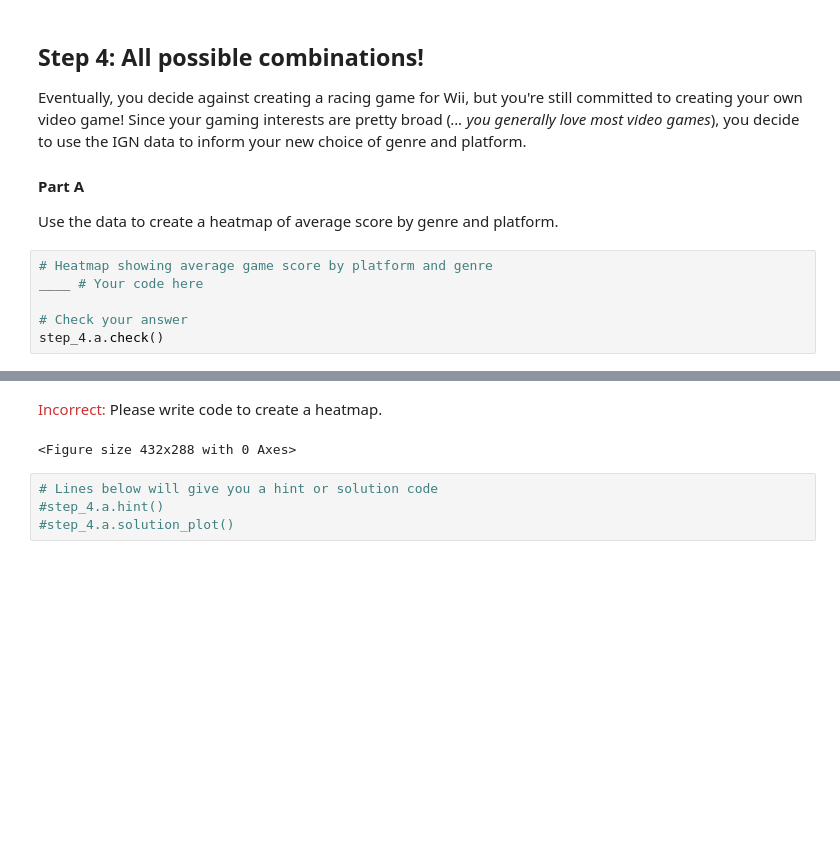
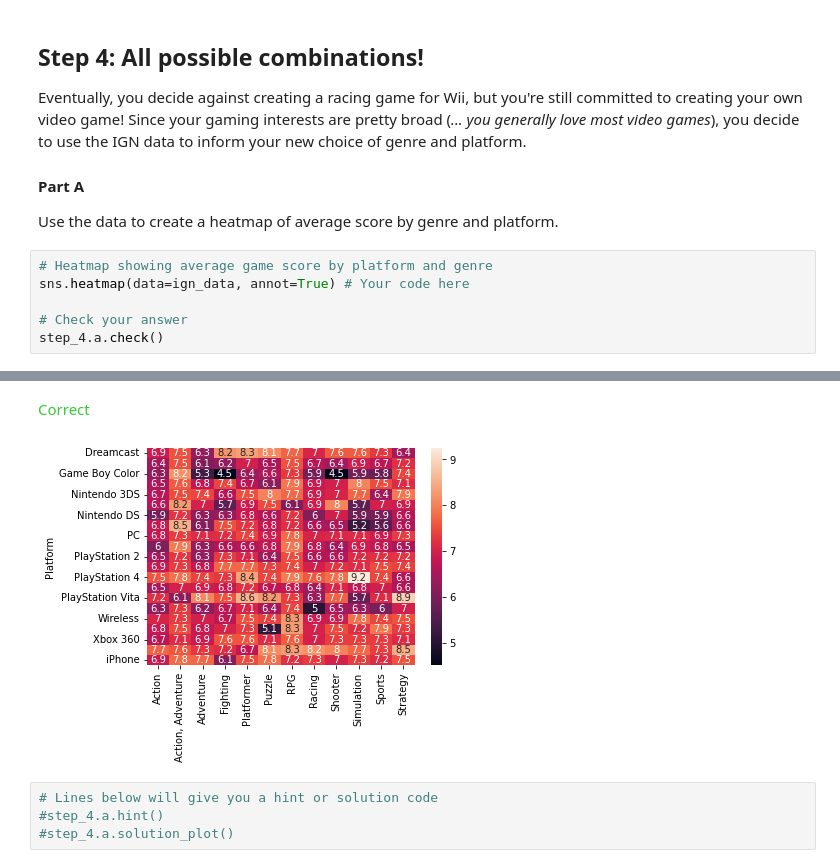
Before and after one commit to mcgue/kaggle, a Jupyter notebook: exercise-bar-charts-and-heatmaps.ipynb, the cells around one changed output, grey strips where cells are left out. Drawn from its saved outputs; the diff is of its cells as text; blank space fills up the shorter version.

Commit message:
Kaggle Notebook | Exercise: Bar Charts and Heatmaps | Version 4

```diff
--- a/exercise-bar-charts-and-heatmaps.ipynb
+++ b/exercise-bar-charts-and-heatmaps.ipynb
@@ -150,14 +150,14 @@ Eventually, you decide against creating a racing game for Wii, but you're still
 Use the data to create a heatmap of average score by genre and platform.
 # %%
 # Heatmap showing average game score by platform and genre
-____ # Your code here
+sns.heatmap(data=ign_data, annot=True) # Your code here
 
 # Check your answer
 step_4.a.check()
 # %% [output]
 [interactive output not drawn]
-<span style="color:#cc3333">Incorrect:</span> Please write code to create a heatmap.
+<span style="color:#33cc33">Correct</span>
-<Figure size 432x288 with 0 Axes>
+[figure, added]
 # %%
 # Lines below will give you a hint or solution code
 #step_4.a.hint()
```
